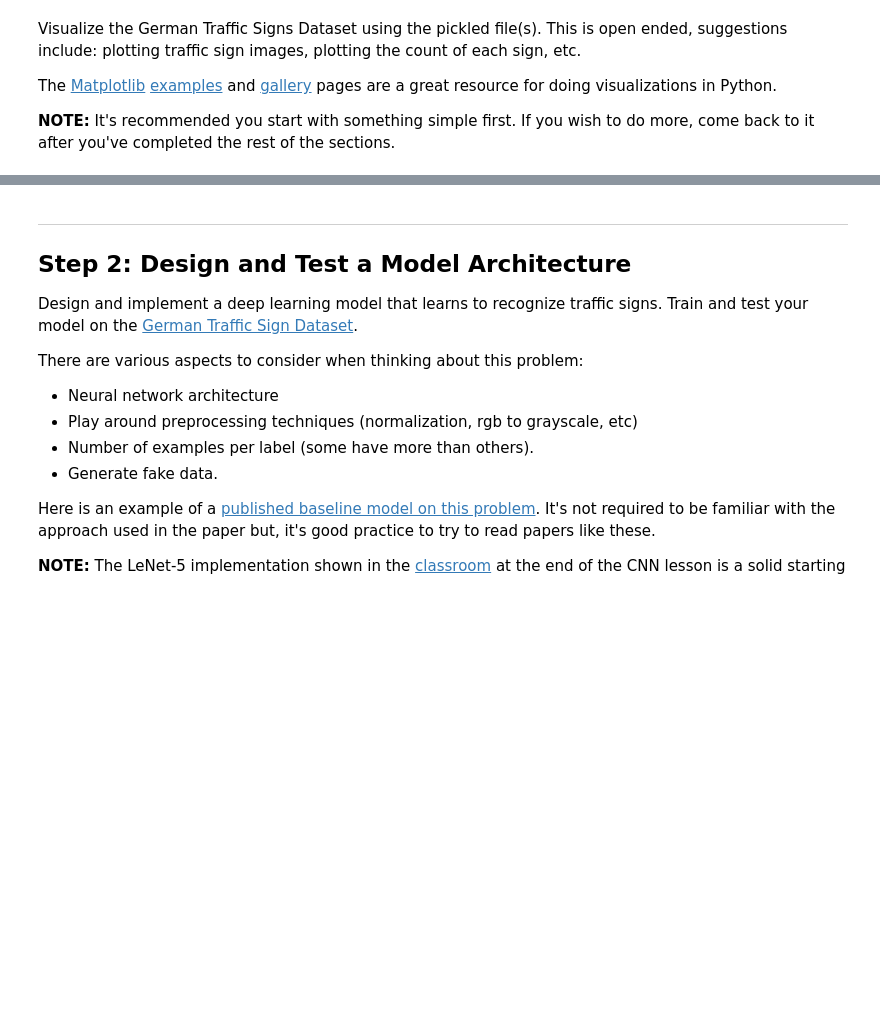
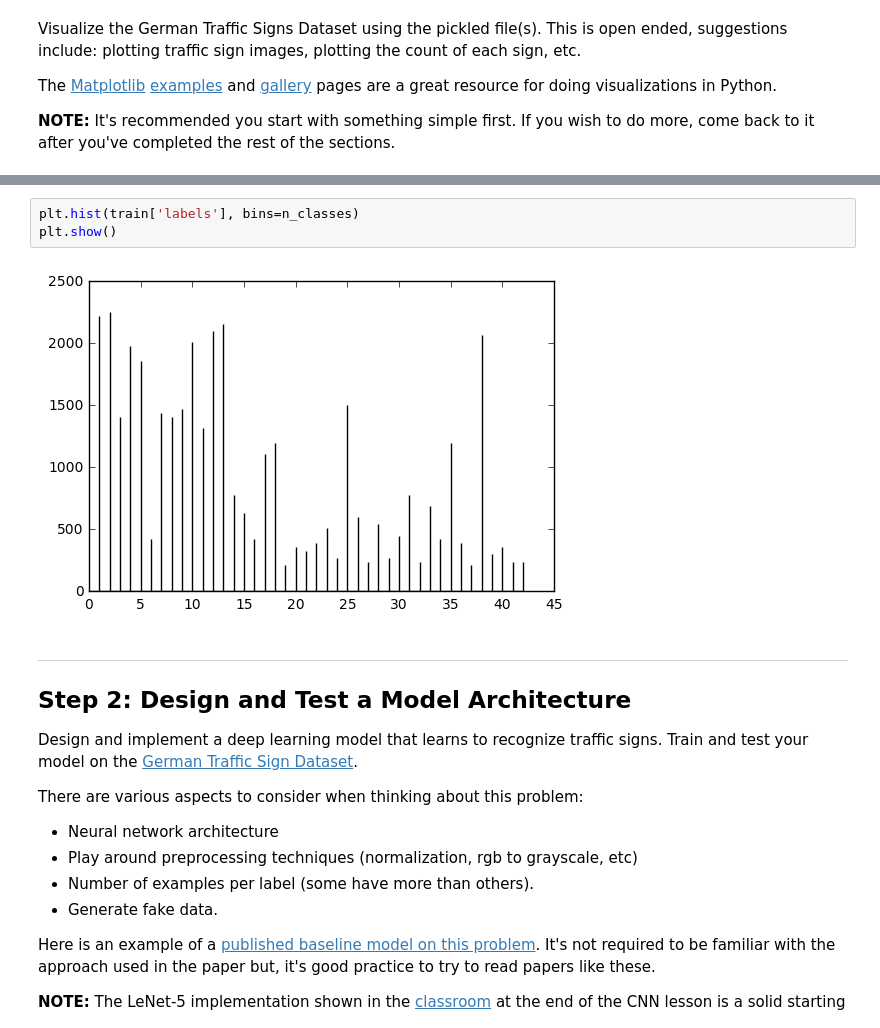
Before and after one commit to amanagarwal1993/carnd-traffic-signs, a Jupyter notebook: Traffic_Sign_Classifier.ipynb, the cells around one changed output, grey strips where cells are left out. Cells and saved outputs as stored; diff of their text form; blank space fills up the shorter version.

```diff
--- a/Traffic_Sign_Classifier.ipynb
+++ b/Traffic_Sign_Classifier.ipynb
@@ -95,3 +100,8 @@ plt.tight_layout(h_pad=0.5, w_pad=0)
+# %%
+plt.hist(train['labels'], bins=n_classes)
+plt.show()
+# %% [output]
+[figure, added]
 # %% [markdown]
 ----
 
```
Also changed, not shown: parts of 2 cells of this notebook, 1 other file.
